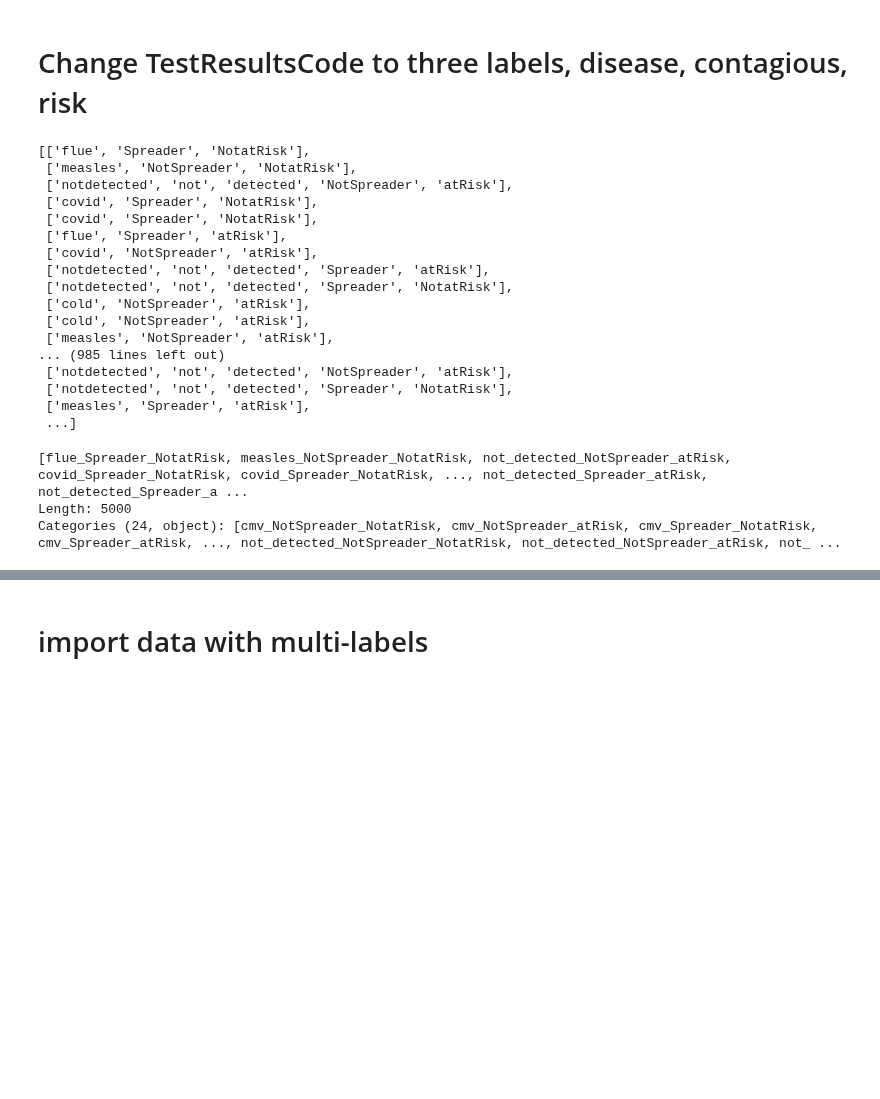
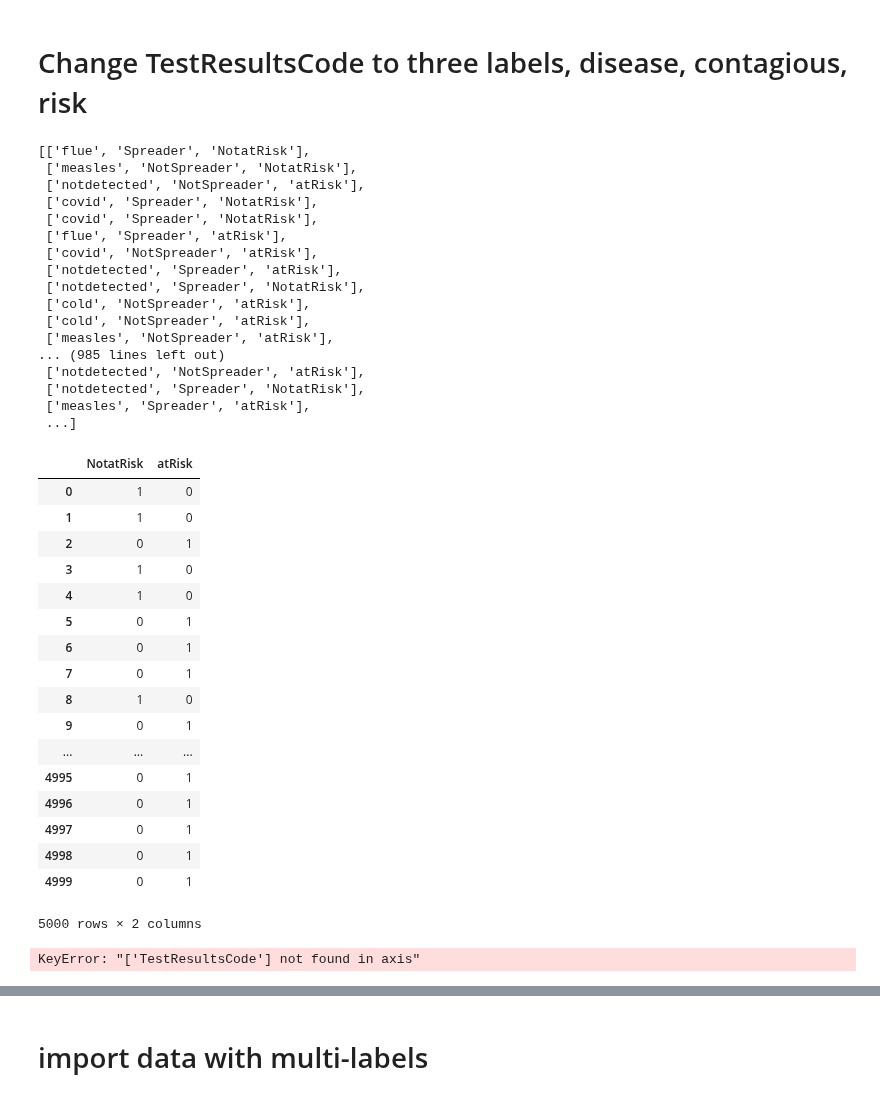
Before and after one commit to aka-sova/236756_Introduction_to_ML, a Jupyter notebook: hw2/wet_alex/data_exploration_virus.ipynb, the cells around one changed output, grey strips where cells are left out. Cells and saved outputs as stored; diff of their text form; code cells hidden in the pictures; blank space fills up the shorter version.

Commit message:
added labels

```diff
--- a/hw2/wet_alex/data_exploration_virus.ipynb
+++ b/hw2/wet_alex/data_exploration_virus.ipynb
@@ -21,4 +21,4 @@ df.head()
 | 4 | 4 | 621 Johnny Plain Apt. 687\nAmyton... | 2.0 | 757.334792 | 1517.726855 | NaN | ... |
 5 rows × 39 columns
 # %%
-df.drop(columns=['PatientID', 'Address']) #utterly meaningless to disease diagnosis
+df=df.drop(columns=['PatientID', 'Address']) #utterly meaningless to disease diagnosis
@@ -74,35 +55,68 @@ array([-67.5342235,  68.4111015, -27.055268 , ..., -68.6266485,
 # %% [markdown]
 # Change TestResultsCode to three labels, disease, contagious, risk
 # %%
-#test result matching with colors on graph
+#test result classified by labels
 li = df.TestResultsCode.tolist()
 labels =  [ item.split('_') for item in li ]
 for item in labels:
     if len(item)==4:
         add =  item[0]+item[1]
         item = item.insert( 0, add  )
+for item in labels:
+    if 'not' in item:
+        item.remove('not')
+    if 'detected' in item:
+        item.remove('detected')
+labels
 # %% [output]
 [['flue', 'Spreader', 'NotatRisk'],
  ['measles', 'NotSpreader', 'NotatRisk'],
- ['notdetected', 'not', 'detected', 'NotSpreader', 'atRisk'],
+ ['notdetected', 'NotSpreader', 'atRisk'],
  ['covid', 'Spreader', 'NotatRisk'],
  ['covid', 'Spreader', 'NotatRisk'],
  ['flue', 'Spreader', 'atRisk'],
  ['covid', 'NotSpreader', 'atRisk'],
- ['notdetected', 'not', 'detected', 'Spreader', 'atRisk'],
- ['notdetected', 'not', 'detected', 'Spreader', 'NotatRisk'],
+ ['notdetected', 'Spreader', 'atRisk'],
+ ['notdetected', 'Spreader', 'NotatRisk'],
  ['cold', 'NotSpreader', 'atRisk'],
  ['cold', 'NotSpreader', 'atRisk'],
  ['measles', 'NotSpreader', 'atRisk'],
 ... (985 lines left out)
- ['notdetected', 'not', 'detected', 'NotSpreader', 'atRisk'],
- ['notdetected', 'not', 'detected', 'Spreader', 'NotatRisk'],
+ ['notdetected', 'NotSpreader', 'atRisk'],
+ ['notdetected', 'Spreader', 'NotatRisk'],
  ['measles', 'Spreader', 'atRisk'],
  ...]
-# %%
-cat = pd.Categorical(df.TestResultsCode)
-cat
-# %% [output]
-[flue_Spreader_NotatRisk, measles_NotSpreader_NotatRisk, not_detected_NotSpreader_atRisk, covid_Spreader_NotatRisk, covid_Spreader_NotatRisk, ..., not_detected_Spreader_atRisk, not_detected_Spreader_a ...
-Length: 5000
-Categories (24, object): [cmv_NotSpreader_NotatRisk, cmv_NotSpreader_atRisk, cmv_Spreader_NotatRisk, cmv_Spreader_atRisk, ..., not_detected_NotSpreader_NotatRisk, not_detected_NotSpreader_atRisk, not_ ...
+# %%
+#one-hot encode the test results
+disease = [ la[0] for la in labels ]
+spread = [  la[1] for la in labels  ]
+risk = [  la[2] for la in labels  ]
+
+disease_encode = pd.Series( disease  ).str.get_dummies()
+spread_encode = pd.Series( spread  ).str.get_dummies()
+risk_encode = pd.Series( risk  ).str.get_dummies()
+risk_encode
+# %% [output]
+|  | NotatRisk | atRisk |
+| 0 | 1 | 0 |
+| 1 | 1 | 0 |
+| 2 | 0 | 1 |
+| 3 | 1 | 0 |
+| 4 | 1 | 0 |
+| 5 | 0 | 1 |
+| 6 | 0 | 1 |
+| 7 | 0 | 1 |
+| 8 | 1 | 0 |
+| 9 | 0 | 1 |
+| ... | ... | ... |
+| 4995 | 0 | 1 |
+| 4996 | 0 | 1 |
+| 4997 | 0 | 1 |
+| 4998 | 0 | 1 |
+| 4999 | 0 | 1 |
+5000 rows × 2 columns
+# %%
+#interate one hot encoding of test results back to df
+df = df.drop(columns = 'TestResultsCode')
+# %% [output]
+KeyError: "['TestResultsCode'] not found in axis"
```
Also changed, not shown: parts of 2 cells of this notebook.
